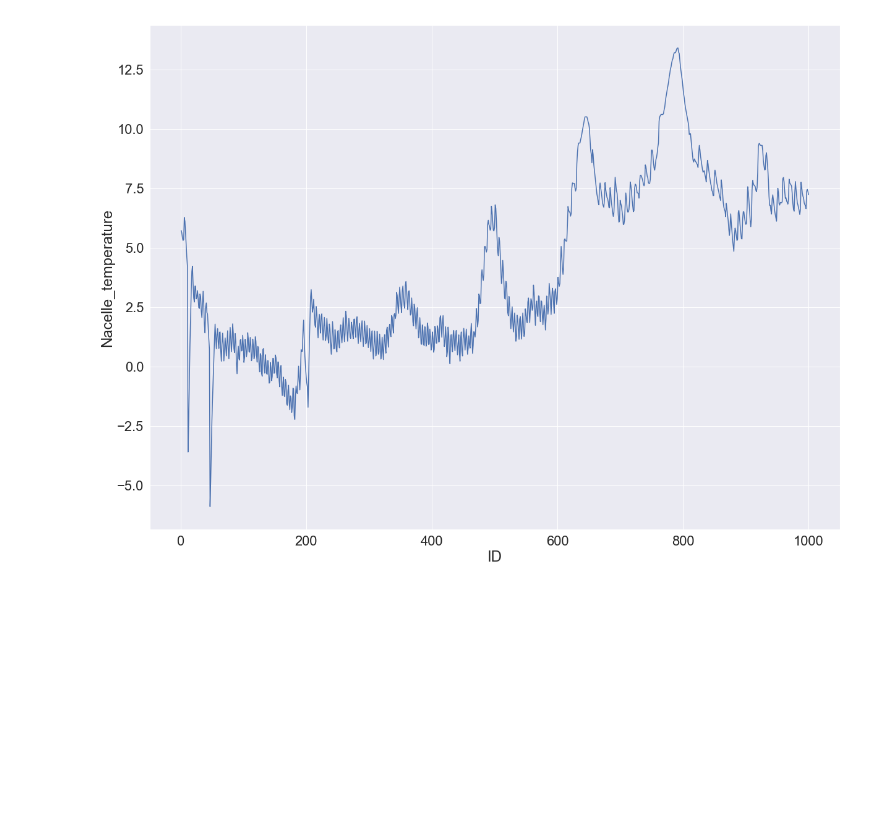
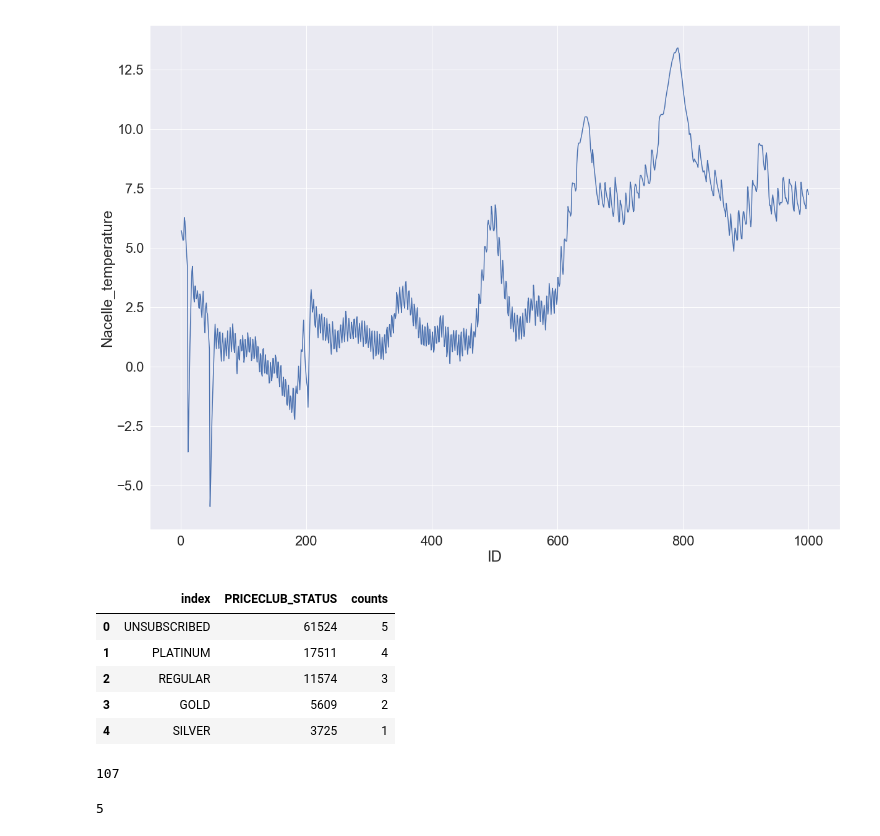
Before and after one commit to jeremycombe/Pipeline, a Jupyter notebook: Feature Engineering tests.ipynb, the cells around one changed output. Drawn from its saved outputs; the diff is of its cells as text; code cells hidden in the pictures; blank space fills up the shorter version.

```diff
--- a/Feature Engineering tests.ipynb
+++ b/Feature Engineering tests.ipynb
@@ -199,3 +194,31 @@ Reg_Train.T
 Regression.Plot('ID','Nacelle_temperature', n=1000)
 # %% [output]
 [figure]
+# %%
+A = pd.DataFrame(Multi_Train['PRICECLUB_STATUS'].value_counts()).reset_index()
+# %%
+n = A.shape[0]
+
+T = []
+
+for i in range(n) :
+    T.append(n-i)
+
+A['counts'] = T
+# %%
+A
+# %% [output]
+|  | index | PRICECLUB_STATUS | counts |
+| 0 | UNSUBSCRIBED | 61524 | 5 |
+| 1 | PLATINUM | 17511 | 4 |
+| 2 | REGULAR | 11574 | 3 |
+| 3 | GOLD | 5609 | 2 |
+| 4 | SILVER | 3725 | 1 |
+# %%
+n
+# %% [output]
+107
+# %%
+A[A['index'] == 'UNSUBSCRIBED']['counts'][0]
+# %% [output]
+5
```
Also changed, not shown: parts of 6 cells of this notebook, 1 other file.
